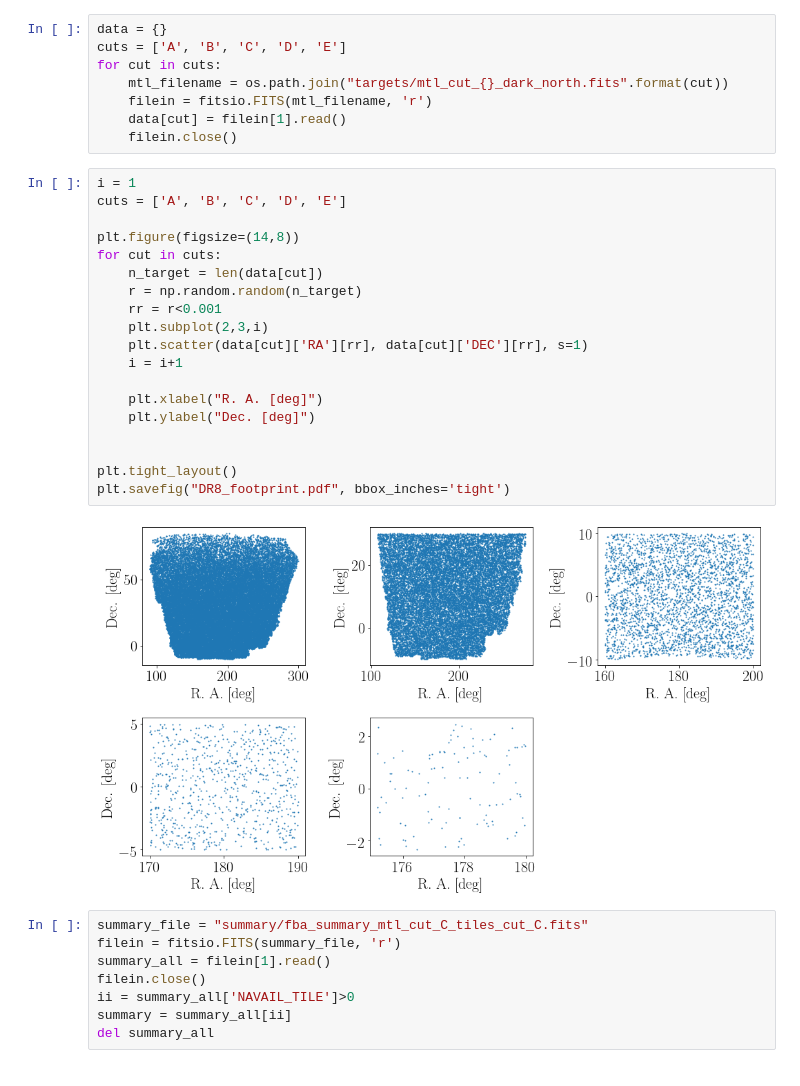
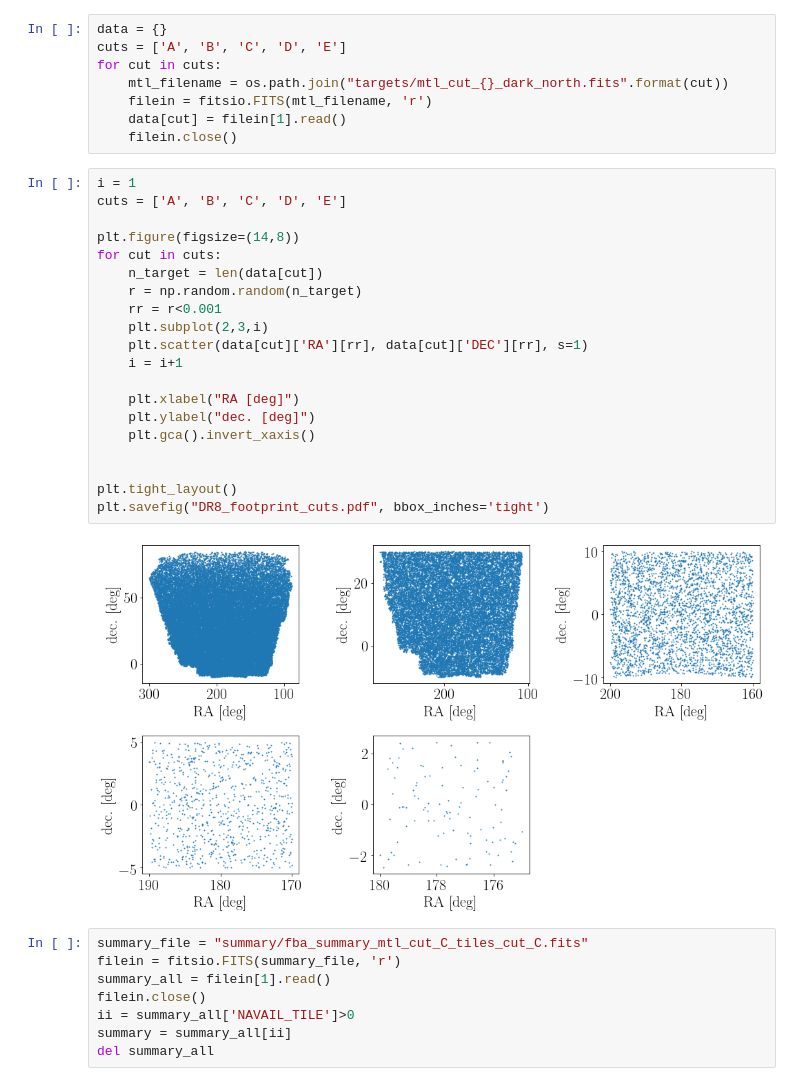
Before and after one commit to forero/SandboxDESI, a Jupyter notebook: fba_paper/explore_plots.ipynb, the cells around one changed output. Drawn from its saved outputs; the diff is of its cells as text.

```diff
--- a/fba_paper/explore_plots.ipynb
+++ b/fba_paper/explore_plots.ipynb
@@ -43,24 +43,25 @@ for cut in cuts:
 # %%
 i = 1
 cuts = ['A', 'B', 'C', 'D', 'E']
 
 plt.figure(figsize=(14,8))
 for cut in cuts:
     n_target = len(data[cut])
     r = np.random.random(n_target)
     rr = r<0.001
     plt.subplot(2,3,i)
     plt.scatter(data[cut]['RA'][rr], data[cut]['DEC'][rr], s=1)
     i = i+1
 
-    plt.xlabel("R. A. [deg]")
-    plt.ylabel("Dec. [deg]")
+    plt.xlabel("RA [deg]")
+    plt.ylabel("dec. [deg]")
+    plt.gca().invert_xaxis()
 
 
 plt.tight_layout()
-plt.savefig("DR8_footprint.pdf", bbox_inches='tight')
+plt.savefig("DR8_footprint_cuts.pdf", bbox_inches='tight')
 # %% [output]
-[figure, old version]
+[figure, new version]
 # %%
 summary_file = "summary/fba_summary_mtl_cut_C_tiles_cut_C.fits"
 filein = fitsio.FITS(summary_file, 'r')
```
Also changed, not shown: parts of 4 cells of this notebook.
